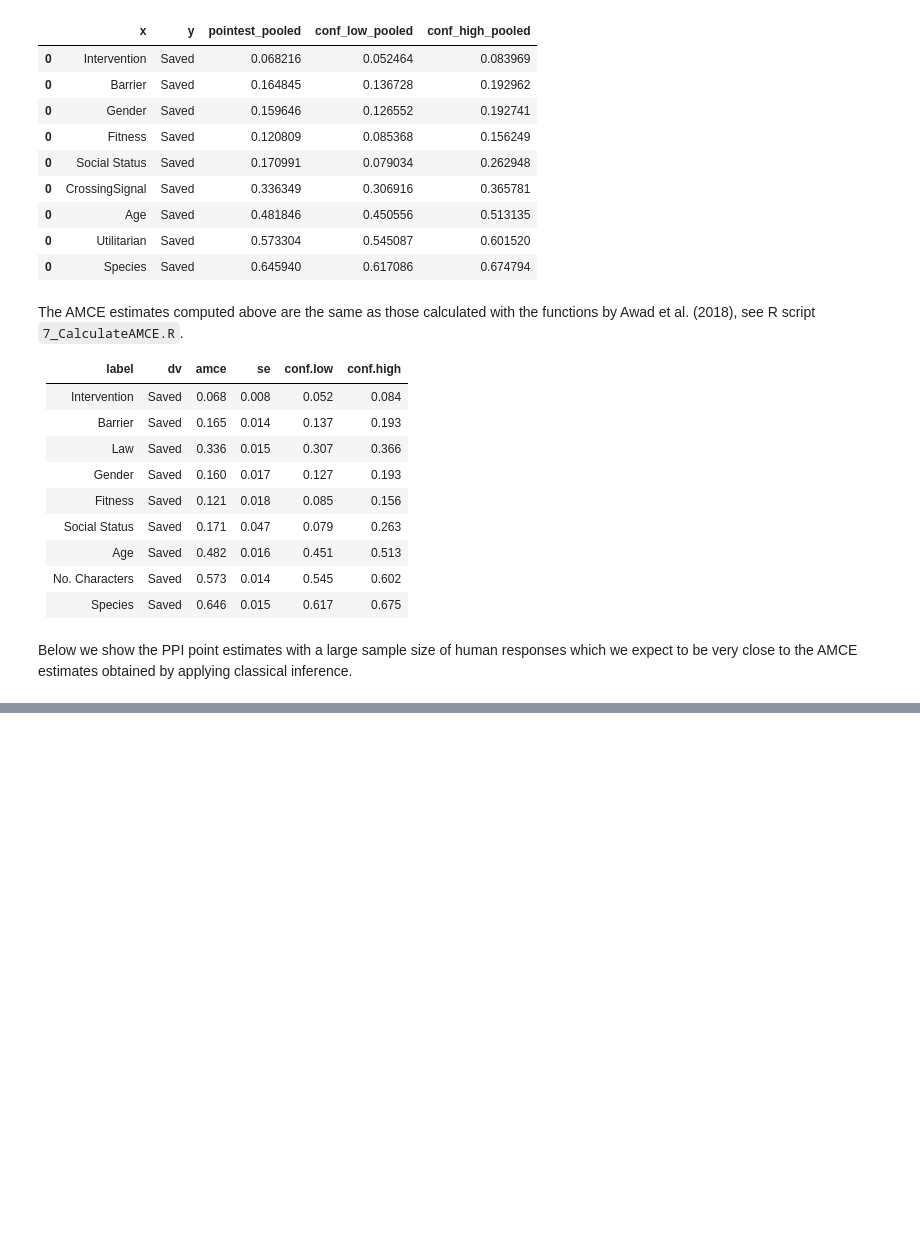
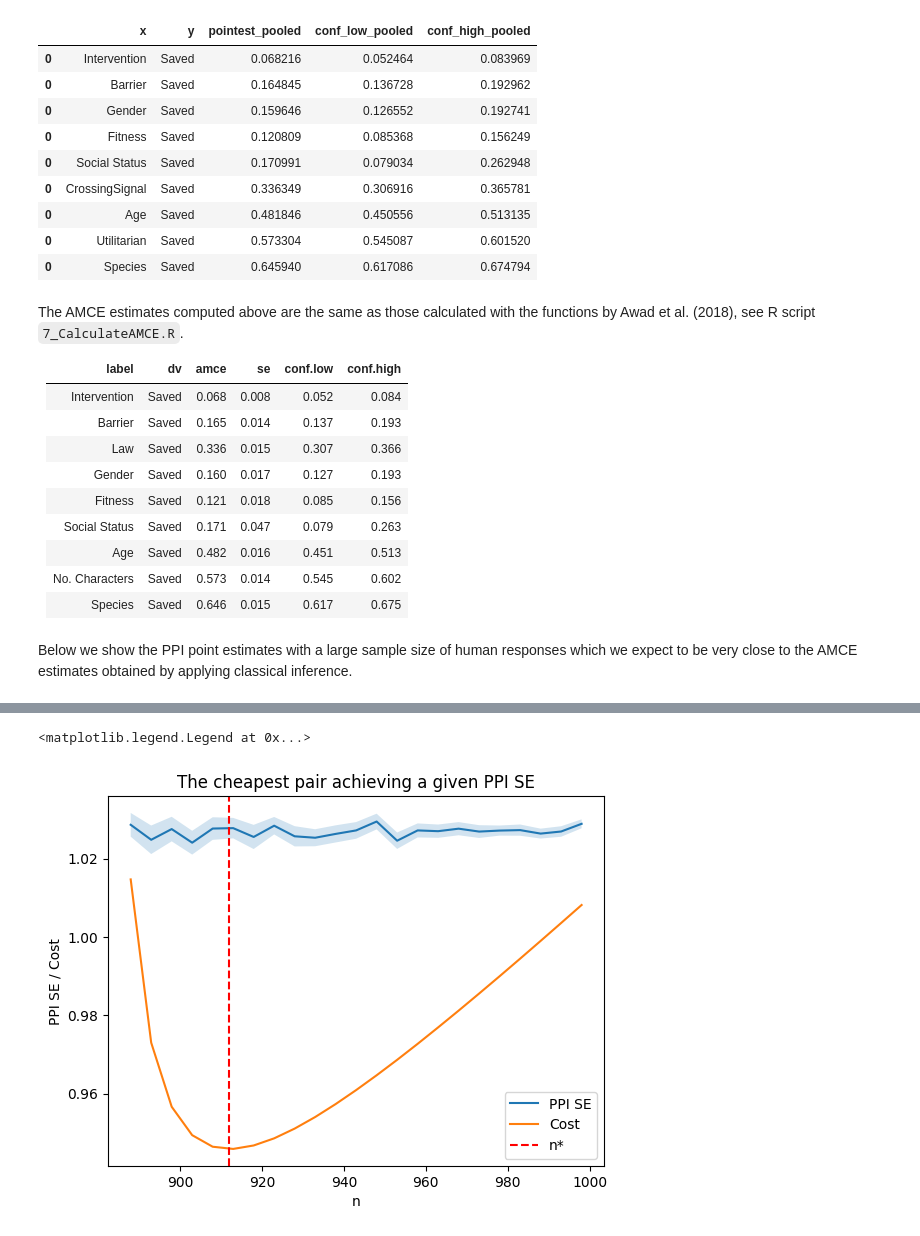
Before and after one commit to davidbroska/MixedSubjects, a Jupyter notebook: Code/7_AnalysisPPI.ipynb, the cells around one changed output, grey strips where cells are left out. Saved outputs shown, nothing was run; the diff lists cells and outputs as text; code cells hidden in the pictures; blank space fills up the shorter version.

```diff
--- a/Code/7_AnalysisPPI.ipynb
+++ b/Code/7_AnalysisPPI.ipynb
@@ -830,13 +829,11 @@ Model:  gpt4turbo_wp_Saved
 # %%
 # sample size human subjects
-ns = [100,500]
+ns = [50,100,500]
 
 # sample size silicon subjects
-Ns = [25,30,40,50,60,70,80,90,100,
-      125,150,175,200,300,325,350,375,400,425,450,475,500,
-      600,650,700,750,800,850,900,950,1000,
-      1100,1200,1300,1400,1500,1600,1700,1800,1900,2000,
-      2100,2200,2300,2400,2500]
+Ns = [25,30,40,50,60,70,80,90,100,200,300,400,500,600,700,800,900,1000,
+      1250,1500,1750,2000,
+      2250,2500]
 
 # predictions
 Ys = ["gpt4turbo_wp_Saved"]#,"gpt4o_wp_Saved","gpt35turbo0125_wp_Saved"]
@@ -851,7 +848,7 @@ Xs_characters = ['Gender','Fitness','Social Status','Age','Utilitarian','Species
 Xs = Xs_scenarios + Xs_characters
 
 # number of repetitions for combinations of n and N
-reps = 500
+reps = 350
 
 result = pd.DataFrame()
 
@@ -956,0 +985,23 @@ result
+# %%
+import matplotlib.pyplot as plt
+gamma = 1/100
+n_star = n0*(1-rho_intervention**2 + np.sqrt(gamma*rho_intervention**2*(1- rho_intervention**2)))
+n_star = n_star.astype(int)
+c_star = (1 - rho_intervention**2 + gamma*rho_intervention**2 + 2*np.sqrt(gamma*rho_intervention**2*(1- rho_intervention**2)))
+
+
+
+cost = (ns + gamma*(ns + Ns))/n0
+
+plt.plot(ns, ppi_ses.mean(axis = 1)*10, label="PPI SE")
+sd = 2*ppi_ses.std(axis=1)*10/np.sqrt(reps)
+plt.fill_between(ns, ppi_ses.mean(axis=1)*10 - sd, ppi_ses.mean(axis=1)*10 + sd, alpha=0.2)
+plt.plot(ns, cost, label="Cost")
+plt.axvline(x=n_star, color='r', linestyle='--', label="n*")
+plt.title("The cheapest pair achieving a given PPI SE")
+plt.xlabel("n")
+plt.ylabel("PPI SE / Cost")
+plt.legend()
+# %% [output]
+<matplotlib.legend.Legend at 0x...>
+[figure, added]
```
Also changed, not shown: parts of 7 cells of this notebook.
